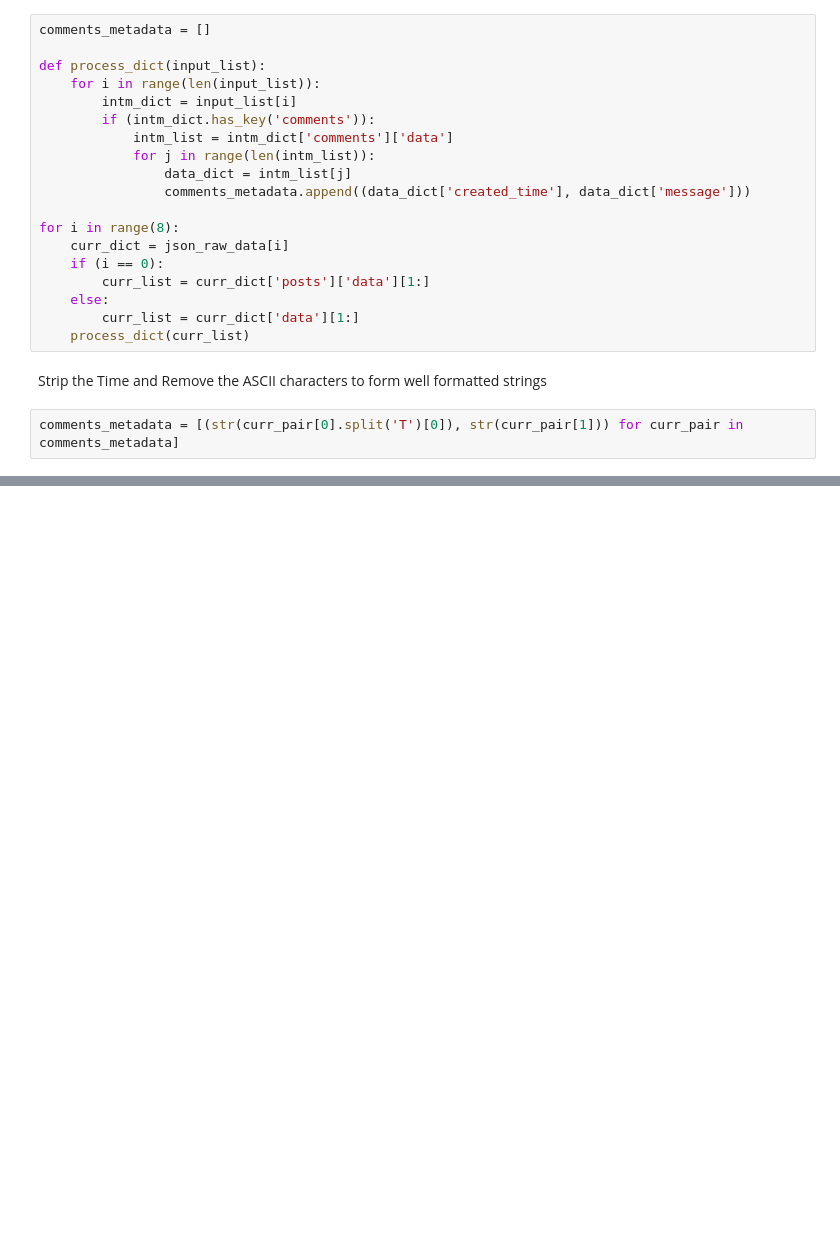
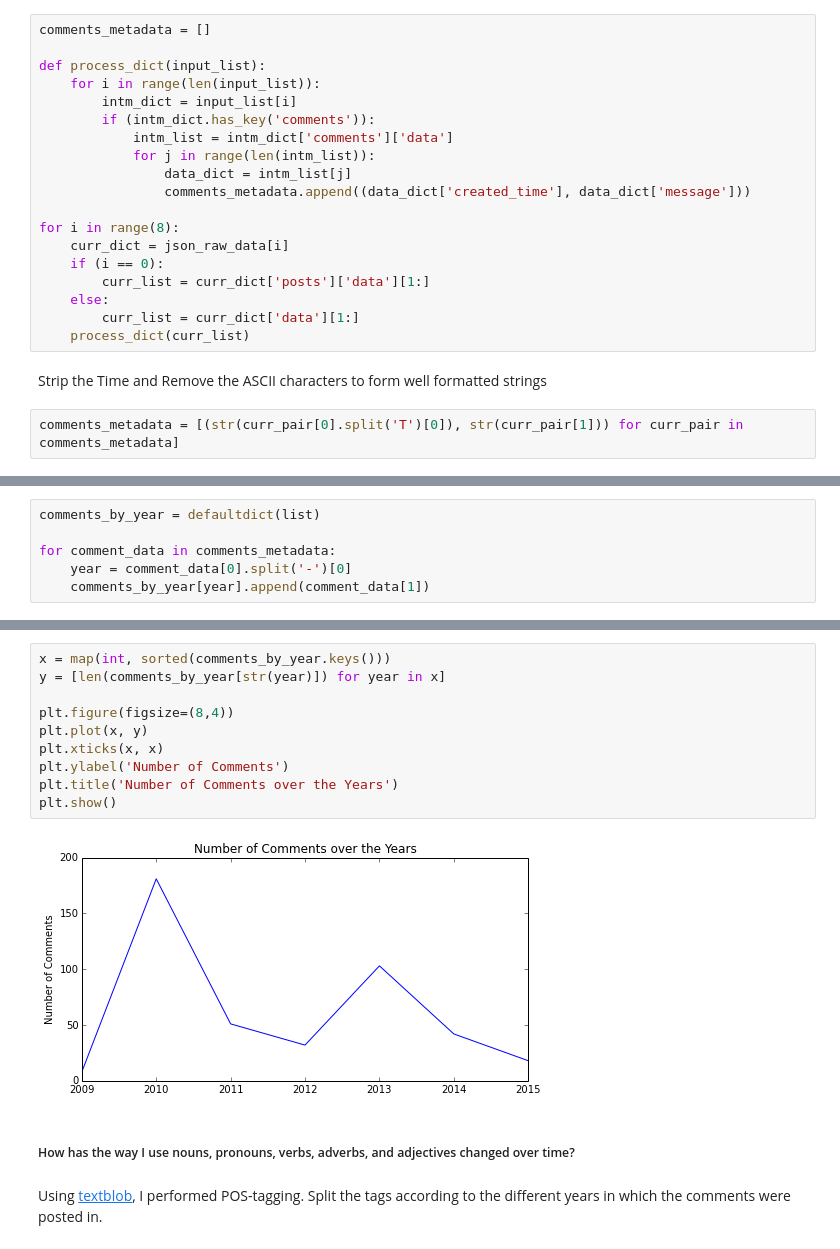
Before and after one commit to akshatgupta95/fb-comments-viz, a Jupyter notebook: fb-comments.ipynb, the cells around one changed output, grey strips where cells are left out. Drawn from its saved outputs; the diff is of its cells as text; blank space fills up the shorter version.

```diff
--- a/fb-comments.ipynb
+++ b/fb-comments.ipynb
@@ -42,0 +51,6 @@ comments_metadata = [(str(curr_pair[0].split('T')[0]), str(curr_pair[1])) for cu
+# %%
+comments_by_year = defaultdict(list)
+
+for comment_data in comments_metadata:
+    year = comment_data[0].split('-')[0]
+    comments_by_year[year].append(comment_data[1])
@@ -42,0 +63,16 @@ comments_metadata = [(str(curr_pair[0].split('T')[0]), str(curr_pair[1])) for cu
+# %%
+x = map(int, sorted(comments_by_year.keys()))
+y = [len(comments_by_year[str(year)]) for year in x]
+
+plt.figure(figsize=(8,4))
+plt.plot(x, y)
+plt.xticks(x, x)
+plt.ylabel('Number of Comments')
+plt.title('Number of Comments over the Years')
+plt.show()
+# %% [output]
+[figure, added]
+# %% [markdown]
+##### How has the way I use nouns, pronouns, verbs, adverbs, and adjectives changed over time?
+# %% [markdown]
+Using <a href="https://textblob.readthedocs.org/en/dev/">textblob</a>, I performed POS-tagging. Split the tags according to the different years in which the comments were posted in.
```
Also changed, not shown: parts of 13 cells of this notebook.
